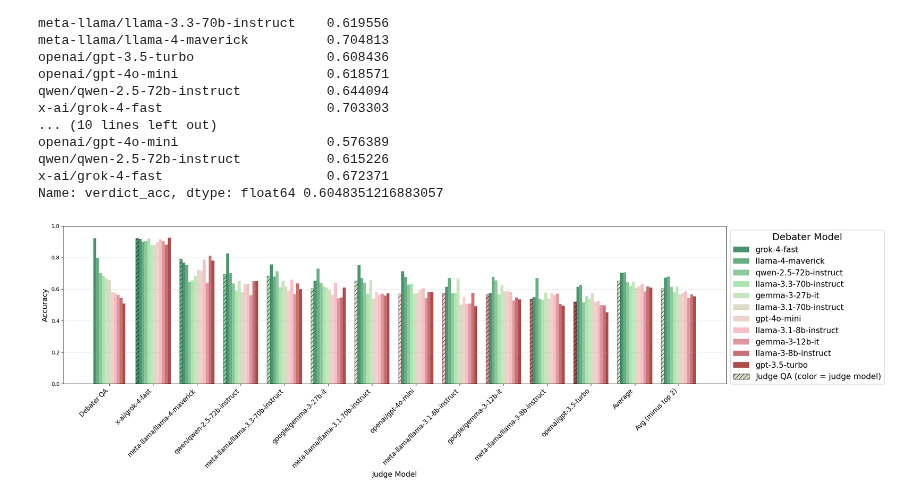
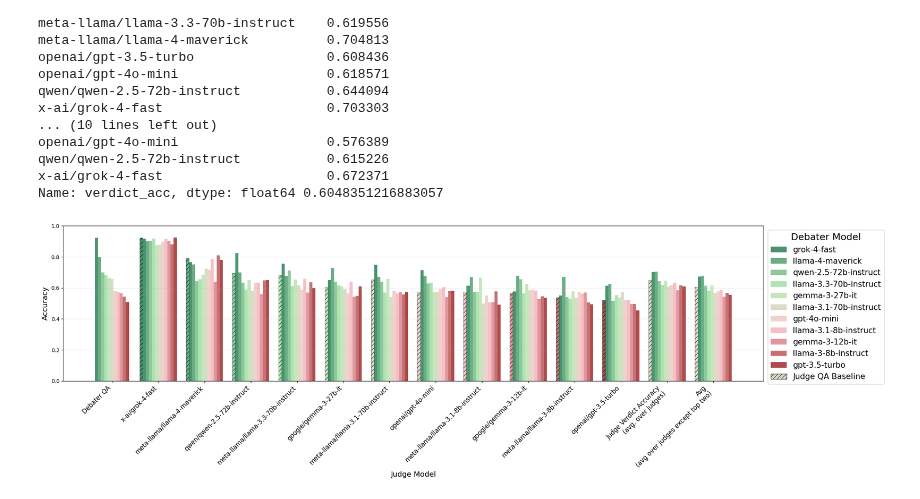
Before and after one commit to joshlevy89/llm_judge_debate_NEW, a Jupyter notebook: analysis/poster.ipynb, the cells around one changed output. Drawn from its saved outputs; the diff is of its cells as text; code cells hidden in the pictures.

```diff
--- a/analysis/poster.ipynb
+++ b/analysis/poster.ipynb
@@ -488,8 +488,8 @@ for run_idx in [0]:
 
     # Add Average groups
     for avg_idx, (avg_label, qa_val, verdict_series) in enumerate([
-        ('Average', qa_avg, verdict_avg),
-        ('Avg (minus top 2)', qa_avg_minus2, verdict_avg_minus2)
+        ('Judge Verdict Accuracy\n(avg. over judges)', qa_avg, verdict_avg),
+        ('Avg\n(avg over judges except top two)', qa_avg_minus2, verdict_avg_minus2)
     ]):
         x_pos = len(judge_models) + 1 + avg_idx
         x_labels.append(avg_label)
@@ -502,32 +502,32 @@ for run_idx in [0]:
         # Remaining bars: Average Verdicts for each debate run
         for i, debate_run_id in enumerate(debate_run_ids):
             debater_model_full = plot_data[plot_data['debate_run_id'] == debate_run_id].iloc[0]['config_debater_model_debates']
             verdict_val = verdict_series[debater_model_full]
             offset = ((i + 1) - (n_debates + 1) / 2 + 0.5) * width
             ax.bar(x_pos + offset, verdict_val, width, color=colors[i], alpha=0.7)
 
     x_positions = np.arange(len(x_labels))
 
     ax.set_xlabel('Judge Model', fontsize=14)
     ax.set_ylabel('Accuracy', fontsize=14)
     ax.set_xticks(x_positions)
     ax.set_xticklabels(x_labels, rotation=45, ha='right', fontsize=12)
 
     from matplotlib.patches import Patch
 
     legend_elements = []
     for i, debate_run_id in enumerate(debate_run_ids):
         label = f"{debate_run_id_labels.get(debate_run_id, debate_run_id)}"
         legend_elements.append(Patch(facecolor=colors[i], alpha=0.7, label=label))
 
     judge_qa_color = custom_cmap(0.5)
-    legend_elements.append(Patch(facecolor=judge_qa_color, alpha=0.7, hatch='///', edgecolor='black', label='Judge QA (color = judge model)'))
+    legend_elements.append(Patch(facecolor=judge_qa_color, alpha=0.7, hatch='///', edgecolor='black', label='Judge QA Baseline'))
 
     ax.grid(axis='y', alpha=0.3)
     ax.set_ylim([0, 1])
     ax.legend(handles=legend_elements, loc='upper left', bbox_to_anchor=(1, 1), title='Debater Model', fontsize=15, title_fontsize=18)
 
     plt.tight_layout(rect=[0, 0, 0.9, 1])
     plt.show()
 # %% [output]
-[figure, old version]
+[figure, new version]
```
